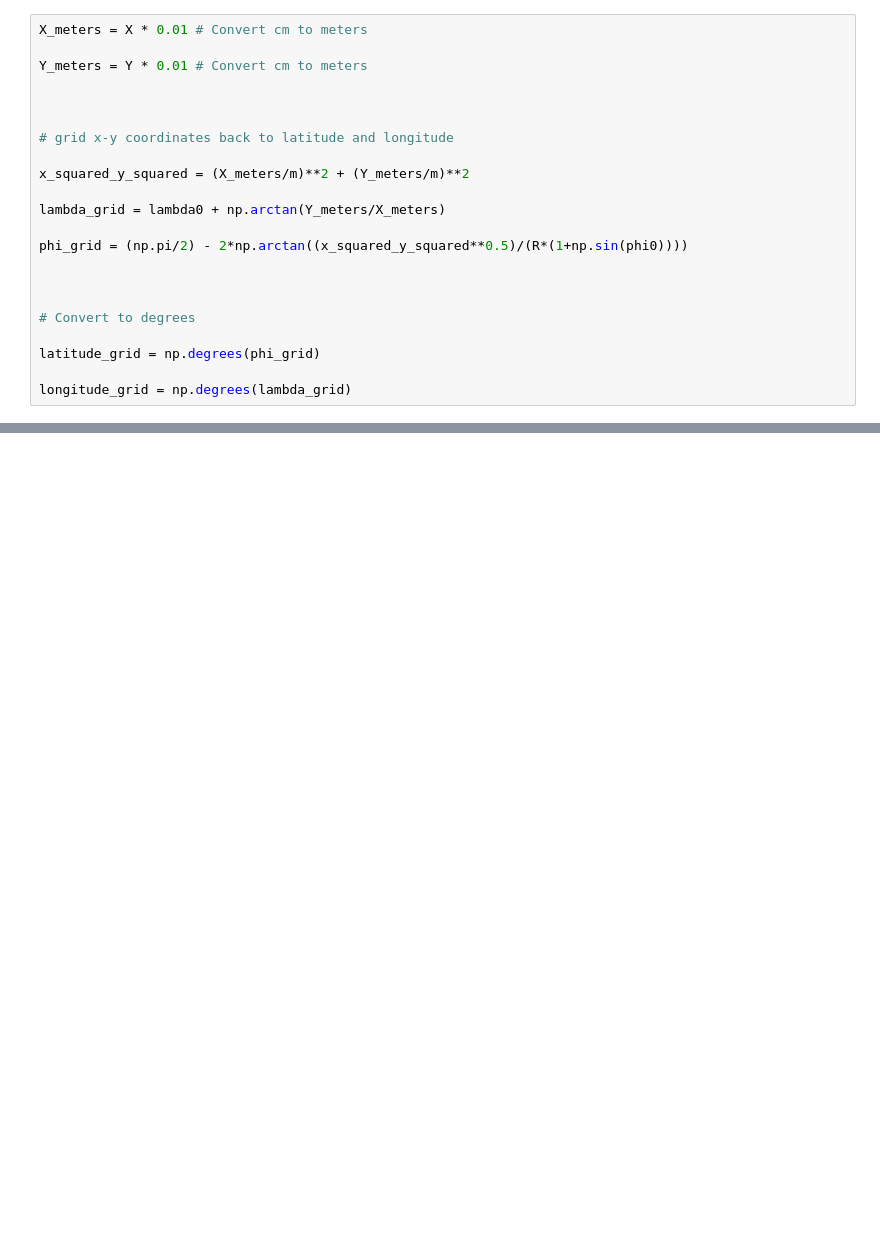
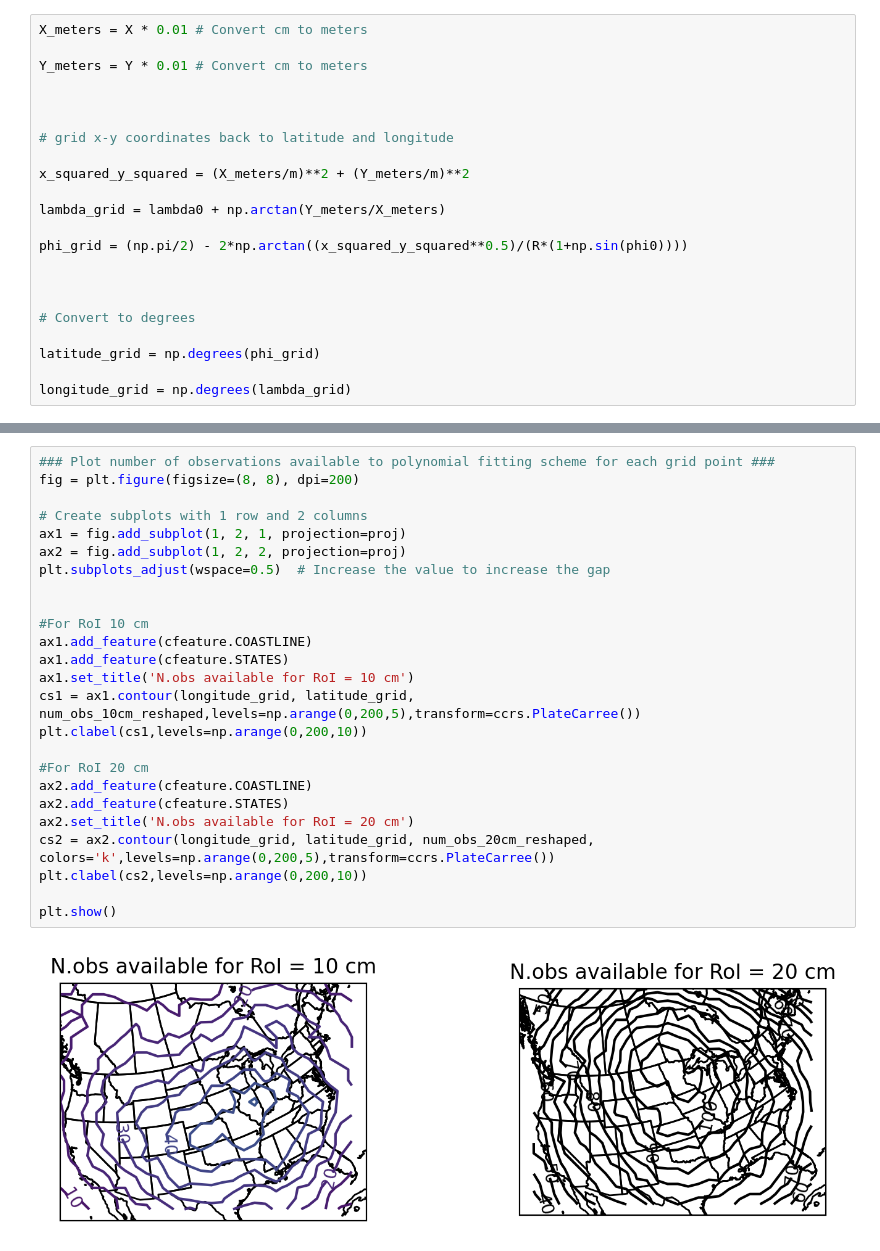
Before and after one commit to SWainty24/ATSC528, a Jupyter notebook: 01-Function_Fitting/function_fitting_SW.ipynb, the cells around one changed output, grey strips where cells are left out. Cells and saved outputs as stored; diff of their text form; blank space fills up the shorter version.

```diff
--- a/01-Function_Fitting/function_fitting_SW.ipynb
+++ b/01-Function_Fitting/function_fitting_SW.ipynb
@@ -499,0 +258,27 @@ Answer:
+# %%
+### Plot number of observations available to polynomial fitting scheme for each grid point ###
+fig = plt.figure(figsize=(8, 8), dpi=200)
+
+# Create subplots with 1 row and 2 columns
+ax1 = fig.add_subplot(1, 2, 1, projection=proj)
+ax2 = fig.add_subplot(1, 2, 2, projection=proj)
+plt.subplots_adjust(wspace=0.5)  # Increase the value to increase the gap
+
+
+#For RoI 10 cm
+ax1.add_feature(cfeature.COASTLINE)
+ax1.add_feature(cfeature.STATES)
+ax1.set_title('N.obs available for RoI = 10 cm')
+cs1 = ax1.contour(longitude_grid, latitude_grid, num_obs_10cm_reshaped,levels=np.arange(0,200,5),transform=ccrs.PlateCarree())
+plt.clabel(cs1,levels=np.arange(0,200,10))
+
+#For RoI 20 cm
+ax2.add_feature(cfeature.COASTLINE)
+ax2.add_feature(cfeature.STATES)
+ax2.set_title('N.obs available for RoI = 20 cm')
+cs2 = ax2.contour(longitude_grid, latitude_grid, num_obs_20cm_reshaped, colors='k',levels=np.arange(0,200,5),transform=ccrs.PlateCarree())
+plt.clabel(cs2,levels=np.arange(0,200,10))
+
+plt.show()
+# %% [output]
+[figure, added]
```
Also changed, not shown: parts of 38 cells of this notebook.
